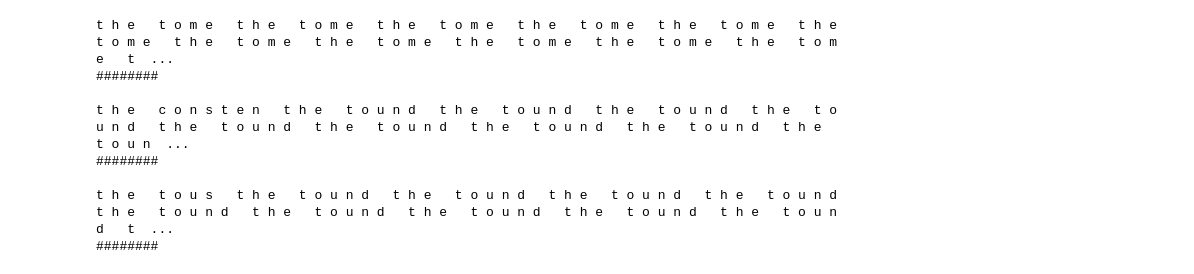
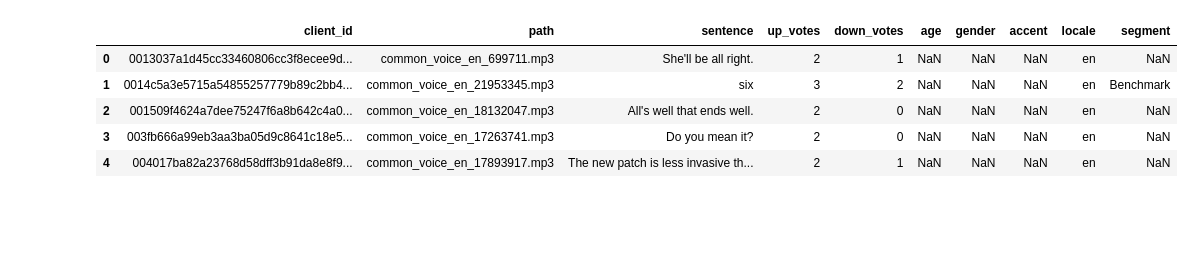
Before and after one commit to stevenMevans/bawk, a Jupyter notebook: notebooks/inference_from_file_list.ipynb, the cells around one changed output. Cells and saved outputs as stored; diff of their text form; code cells hidden in the pictures; blank space fills up the shorter version.

```diff
--- a/notebooks/inference_from_file_list.ipynb
+++ b/notebooks/inference_from_file_list.ipynb
@@ -68,11 +36,13 @@ def transcribe(lists):
-# %%
-transcribe(processed_files)
-# %% [output]
-t h e   t o m e   t h e   t o m e   t h e   t o m e   t h e   t o m e   t h e   t o m e   t h e   t o m e   t h e   t o m e   t h e   t o m e   t h e   t o m e   t h e   t o m e   t h e   t o m e   t  ...
-########
-
-t h e   c o n s t e n   t h e   t o u n d   t h e   t o u n d   t h e   t o u n d   t h e   t o u n d   t h e   t o u n d   t h e   t o u n d   t h e   t o u n d   t h e   t o u n d   t h e   t o u n  ...
-########
-
-t h e   t o u s   t h e   t o u n d   t h e   t o u n d   t h e   t o u n d   t h e   t o u n d   t h e   t o u n d   t h e   t o u n d   t h e   t o u n d   t h e   t o u n d   t h e   t o u n d   t  ...
-########
+# %%
+import pandas
+path ="/Users/dami.osoba/work/bawk/small_dataset/small/CV_unpacked/cv-corpus-6.1-2020-12-11/en/validated.tsv"
+validated = pd.read_csv(path,sep='\t')
+# %%
+validated.head()
+# %% [output]
+|  | client_id | path | sentence | up_votes | down_votes | age | gender | accent | locale | segment |
+| 0 | 0013037a1d45cc33460806cc3f8ecee9d... | common_voice_en_699711.mp3 | She'll be all right. | 2 | 1 | NaN | NaN | NaN | en | NaN |
+| 1 | 0014c5a3e5715a54855257779b89c2bb4... | common_voice_en_21953345.mp3 | six | 3 | 2 | NaN | NaN | NaN | en | Benchmark |
+| 2 | 001509f4624a7dee75247f6a8b642c4a0... | common_voice_en_18132047.mp3 | All's well that ends well. | 2 | 0 | NaN | NaN | NaN | en | NaN |
+| 3 | 003fb666a99eb3aa3ba05d9c8641c18e5... | common_voice_en_17263741.mp3 | Do you mean it? | 2 | 0 | NaN | NaN | NaN | en | NaN |
+| 4 | 004017ba82a23768d58dff3b91da8e8f9... | common_voice_en_17893917.mp3 | The new patch is less invasive th... | 2 | 1 | NaN | NaN | NaN | en | NaN |
```
Also changed, not shown: parts of 22 cells of this notebook, 4 other files.
